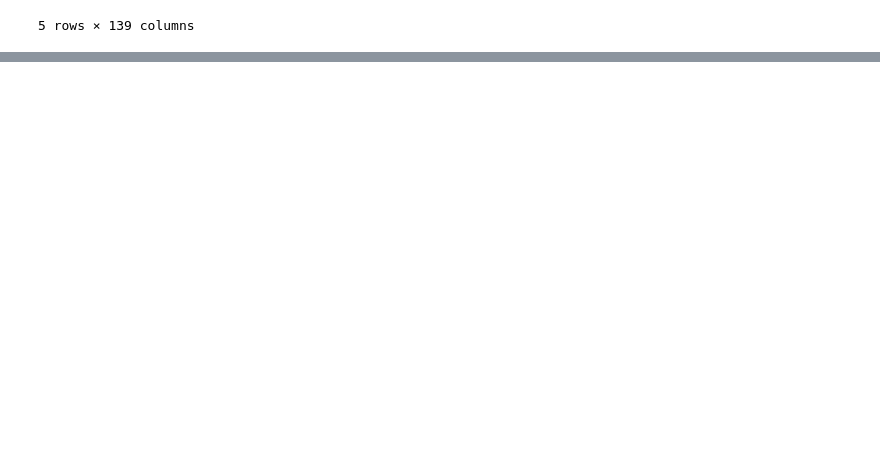
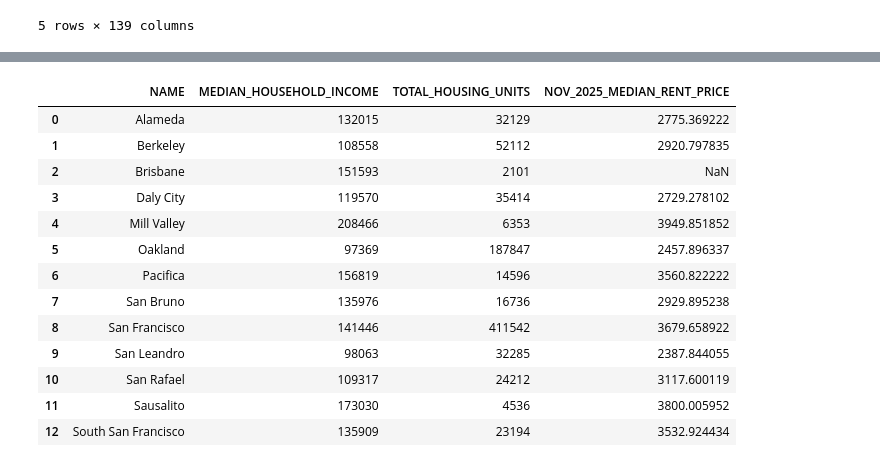
Before and after one commit to jagresti/remote-work-housing, a Jupyter notebook: city_data.ipynb, the cells around one changed output, grey strips where cells are left out. Drawn from its saved outputs; the diff is of its cells as text; code cells hidden in the pictures; blank space fills up the shorter version.

```diff
--- a/city_data.ipynb
+++ b/city_data.ipynb
@@ -169,0 +173,10 @@ home_price
+# %%
+def clean_city_names(df):
+    df['NAME'] = (
+        df['NAME']
+        .str.replace(' city, California', '', regex=False)
+    )
+    return df
+
+MHI_cities = clean_city_names(MHI_cities)
+tot_house_units = clean_city_names(tot_house_units)
@@ -169,0 +233,20 @@ home_price
+# %%
+merged_table = MHI_cities.merge(tot_house_units, on = 'NAME', how = 'outer')
+merged_table = merged_table.merge(rent_price, left_on = 'NAME', right_on = 'RegionName', how = 'outer')
+merged_table.drop(columns = ['GEO_ID_x', 'GEO_ID_y', 'RegionID', 'RegionType', 'State', 'RegionName'], inplace=True)
+merged_table
+# %% [output]
+|  | NAME | MEDIAN_HOUSEHOLD_INCOME | TOTAL_HOUSING_UNITS | NOV_2025_MEDIAN_RENT_PRICE |
+| 0 | Alameda | 132015 | 32129 | 2775.369222 |
+| 1 | Berkeley | 108558 | 52112 | 2920.797835 |
+| 2 | Brisbane | 151593 | 2101 | NaN |
+| 3 | Daly City | 119570 | 35414 | 2729.278102 |
+| 4 | Mill Valley | 208466 | 6353 | 3949.851852 |
+| 5 | Oakland | 97369 | 187847 | 2457.896337 |
+| 6 | Pacifica | 156819 | 14596 | 3560.822222 |
+| 7 | San Bruno | 135976 | 16736 | 2929.895238 |
+| 8 | San Francisco | 141446 | 411542 | 3679.658922 |
+| 9 | San Leandro | 98063 | 32285 | 2387.844055 |
+| 10 | San Rafael | 109317 | 24212 | 3117.600119 |
+| 11 | Sausalito | 173030 | 4536 | 3800.005952 |
+| 12 | South San Francisco | 135909 | 23194 | 3532.924434 |
```
Also changed, not shown: parts of 5 cells of this notebook, 1 other file.
